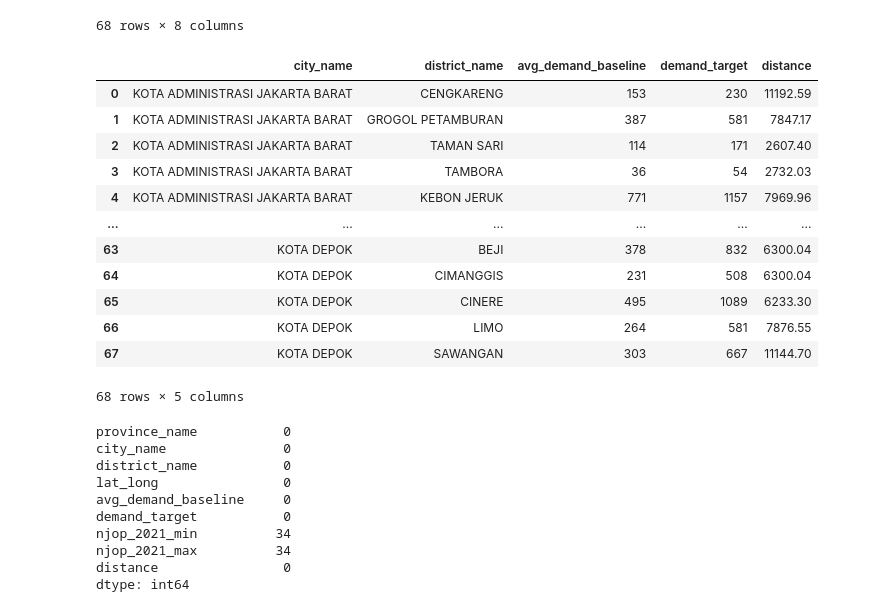
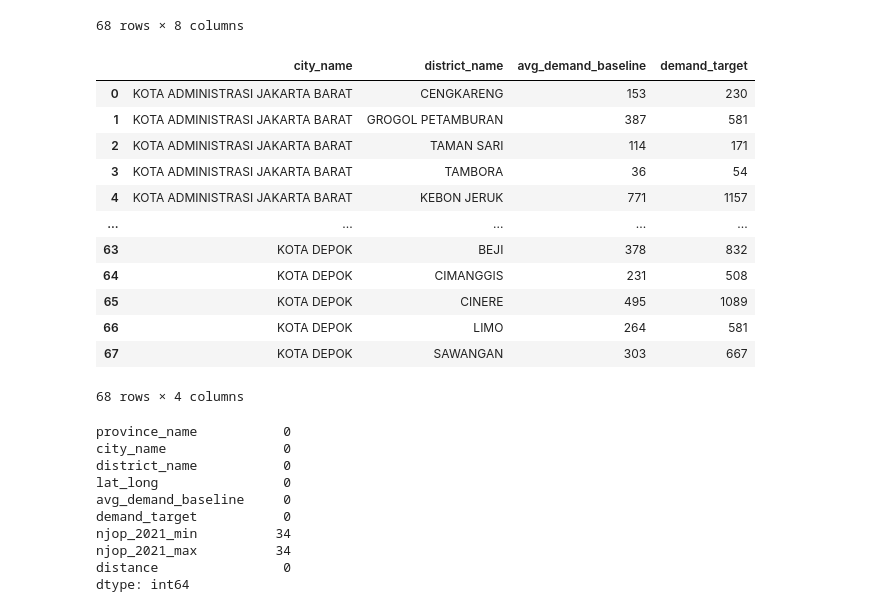
Before and after one commit to hafidabid/clustering-gudang, a Jupyter notebook: experiment1.ipynb, the cells around one changed output. Cells and saved outputs as stored; diff of their text form; code cells hidden in the pictures.

```diff
--- a/experiment1.ipynb
+++ b/experiment1.ipynb
@@ -45,29 +45,29 @@ df
 # %%
 # add distancce in dataframe from current loc
 l_distance = []
 for idx, row in df.iterrows():
     point = row['lat_long'].split(',')
     lat = float(point[0])
     long = float(point[1])
     l_distance.append(haversine_distance( (lat,long), current_loc ))
 
 df = df.assign(distance = l_distance)
-dataset = df[['city_name', 'district_name', 'avg_demand_baseline', 'demand_target', 'distance']]
+dataset = df[['city_name', 'district_name', 'avg_demand_baseline', 'demand_target']]
 dataset
 # %% [output]
-|  | city_name | district_name | avg_demand_baseline | demand_target | distance |
-| 0 | KOTA ADMINISTRASI JAKARTA BARAT | CENGKARENG | 153 | 230 | 11192.59 |
-| 1 | KOTA ADMINISTRASI JAKARTA BARAT | GROGOL PETAMBURAN | 387 | 581 | 7847.17 |
-| 2 | KOTA ADMINISTRASI JAKARTA BARAT | TAMAN SARI | 114 | 171 | 2607.40 |
-| 3 | KOTA ADMINISTRASI JAKARTA BARAT | TAMBORA | 36 | 54 | 2732.03 |
-| 4 | KOTA ADMINISTRASI JAKARTA BARAT | KEBON JERUK | 771 | 1157 | 7969.96 |
-| ... | ... | ... | ... | ... | ... |
-| 63 | KOTA DEPOK | BEJI | 378 | 832 | 6300.04 |
-| 64 | KOTA DEPOK | CIMANGGIS | 231 | 508 | 6300.04 |
-| 65 | KOTA DEPOK | CINERE | 495 | 1089 | 6233.30 |
-| 66 | KOTA DEPOK | LIMO | 264 | 581 | 7876.55 |
-| 67 | KOTA DEPOK | SAWANGAN | 303 | 667 | 11144.70 |
+|  | city_name | district_name | avg_demand_baseline | demand_target |
+| 0 | KOTA ADMINISTRASI JAKARTA BARAT | CENGKARENG | 153 | 230 |
+| 1 | KOTA ADMINISTRASI JAKARTA BARAT | GROGOL PETAMBURAN | 387 | 581 |
+| 2 | KOTA ADMINISTRASI JAKARTA BARAT | TAMAN SARI | 114 | 171 |
+| 3 | KOTA ADMINISTRASI JAKARTA BARAT | TAMBORA | 36 | 54 |
+| 4 | KOTA ADMINISTRASI JAKARTA BARAT | KEBON JERUK | 771 | 1157 |
+| ... | ... | ... | ... | ... |
+| 63 | KOTA DEPOK | BEJI | 378 | 832 |
+| 64 | KOTA DEPOK | CIMANGGIS | 231 | 508 |
+| 65 | KOTA DEPOK | CINERE | 495 | 1089 |
+| 66 | KOTA DEPOK | LIMO | 264 | 581 |
+| 67 | KOTA DEPOK | SAWANGAN | 303 | 667 |
-68 rows × 5 columns
+68 rows × 4 columns
 # %%
 #Splitting
 # %%
```
Also changed, not shown: parts of 5 cells of this notebook, 3 other files.
